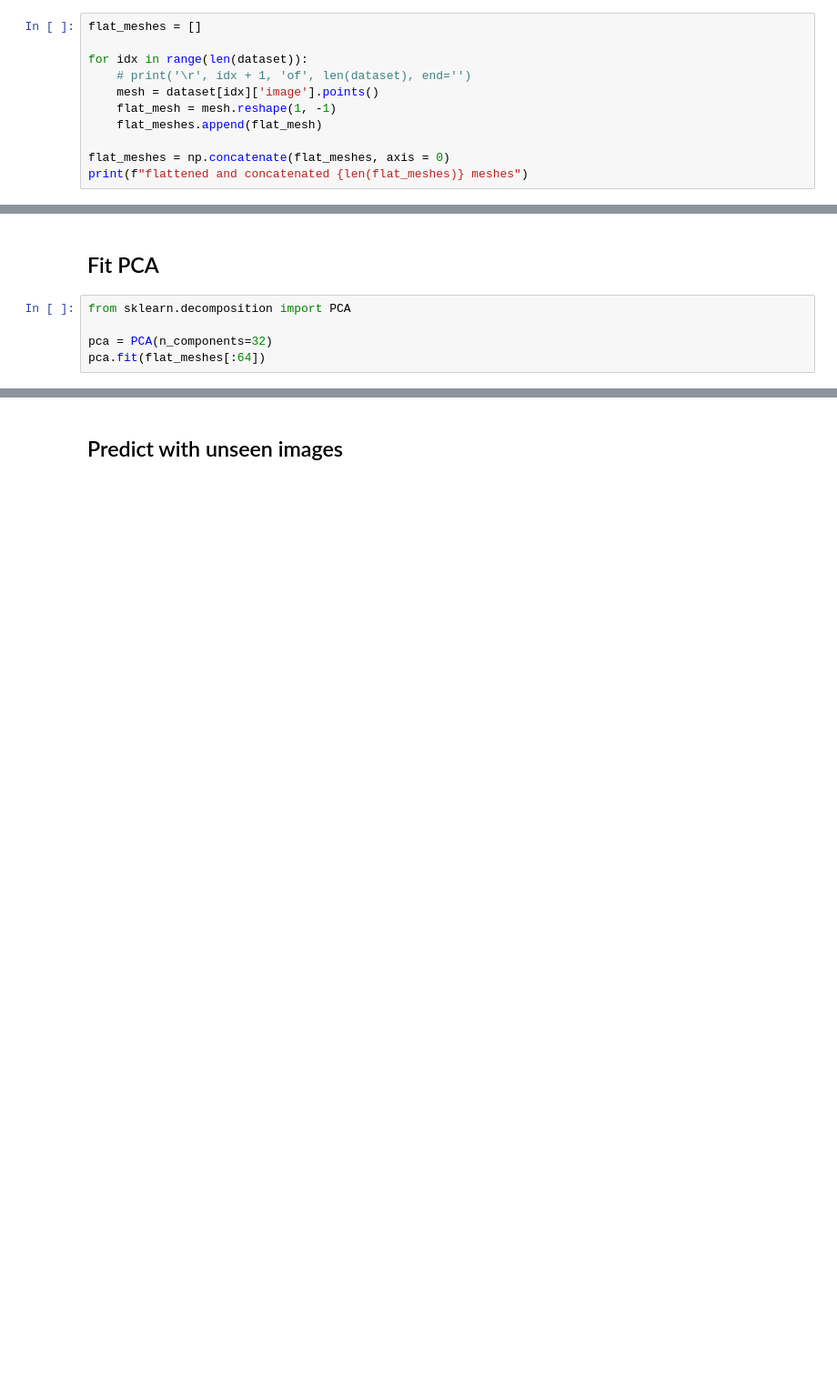
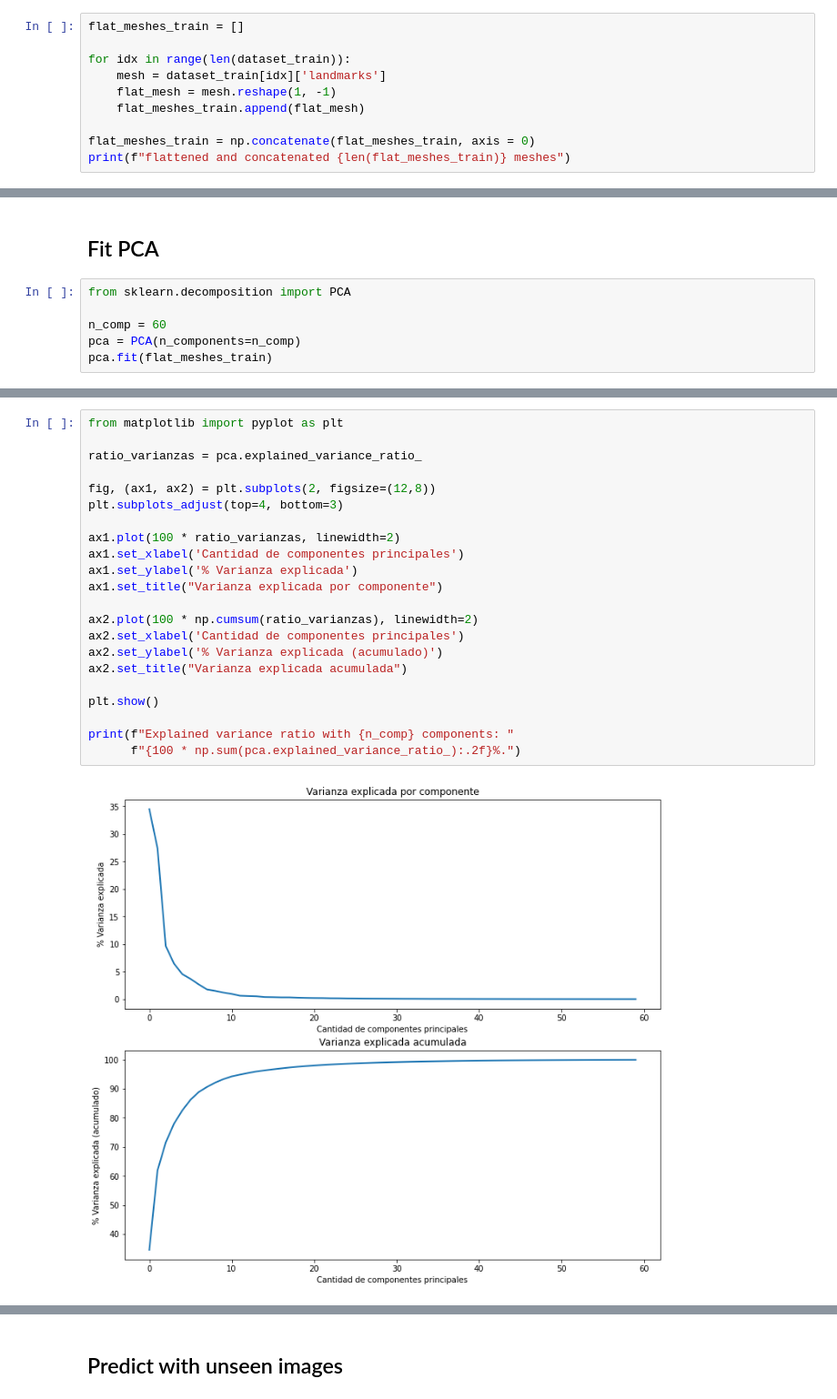
Before and after one commit to vfmatzkin/Chest-x-ray-Baselines, a Jupyter notebook: getPCA_franco.ipynb, the cells around one changed output, grey strips where cells are left out. Shown: that part at 91% size. Cells and saved outputs as stored; diff of their text form; blank space fills up the shorter version.

```diff
--- a/getPCA_franco.ipynb
+++ b/getPCA_franco.ipynb
@@ -36,12 +41,11 @@ shape of the meshes: (6739, 3)
 # %%
-flat_meshes = []
+flat_meshes_train = []
 
-for idx in range(len(dataset)):
-    # print('\r', idx + 1, 'of', len(dataset), end='')
-    mesh = dataset[idx]['image'].points()
+for idx in range(len(dataset_train)):
+    mesh = dataset_train[idx]['landmarks']
     flat_mesh = mesh.reshape(1, -1)
-    flat_meshes.append(flat_mesh)
+    flat_meshes_train.append(flat_mesh)
 
-flat_meshes = np.concatenate(flat_meshes, axis = 0)
-print(f"flattened and concatenated {len(flat_meshes)} meshes")
+flat_meshes_train = np.concatenate(flat_meshes_train, axis = 0)
+print(f"flattened and concatenated {len(flat_meshes_train)} meshes")
 # %% [output]
@@ -51,6 +55,7 @@ flattened and concatenated 128 meshes
 # %%
 from sklearn.decomposition import PCA
 
-pca = PCA(n_components=32)
-pca.fit(flat_meshes[:64])
+n_comp = 60
+pca = PCA(n_components=n_comp)
+pca.fit(flat_meshes_train)
 # %% [output]
@@ -57,0 +63,24 @@ PCA(n_components=32)
+# %%
+from matplotlib import pyplot as plt
+
+ratio_varianzas = pca.explained_variance_ratio_
+
+fig, (ax1, ax2) = plt.subplots(2, figsize=(12,8))
+plt.subplots_adjust(top=4, bottom=3)
+
+ax1.plot(100 * ratio_varianzas, linewidth=2)
+ax1.set_xlabel('Cantidad de componentes principales')
+ax1.set_ylabel('% Varianza explicada')
+ax1.set_title("Varianza explicada por componente")
+
+ax2.plot(100 * np.cumsum(ratio_varianzas), linewidth=2)
+ax2.set_xlabel('Cantidad de componentes principales')
+ax2.set_ylabel('% Varianza explicada (acumulado)')
+ax2.set_title("Varianza explicada acumulada")
+
+plt.show()
+
+print(f"Explained variance ratio with {n_comp} components: "
+      f"{100 * np.sum(pca.explained_variance_ratio_):.2f}%.")
+# %% [output]
+[figure, added]
```
Also changed, not shown: parts of 10 cells of this notebook, 9 other files.
